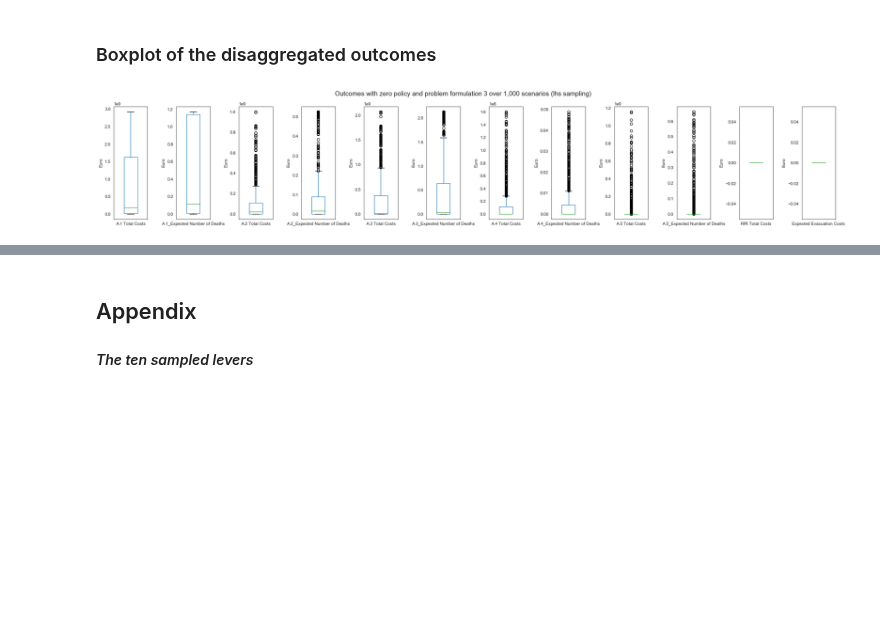
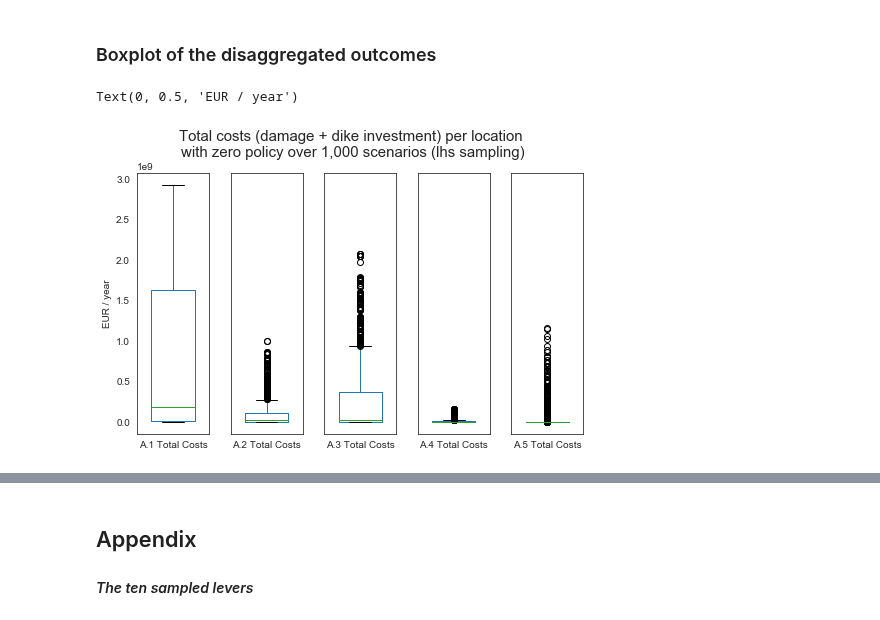
Before and after one commit to pdebiase/MBDM-group-11, a Jupyter notebook: final assignment/Open exploration Uncertainties.ipynb, the cells around one changed output, grey strips where cells are left out. Cells and saved outputs as stored; diff of their text form; code cells hidden in the pictures; blank space fills up the shorter version.

```diff
--- a/final assignment/Open exploration Uncertainties.ipynb
+++ b/final assignment/Open exploration Uncertainties.ipynb
@@ -370,16 +384,21 @@ experiments_policy0dis, outcomes_policy0dis = results_policy0dis
 # %% [markdown]
 ### Boxplot of the disaggregated outcomes
-# %%
-fig, axes = plt.subplots(1, 12, figsize=(30, 5))
-plt.subplots_adjust(wspace=0.85, top=0.85)
-kpis = pd.DataFrame([key.name for key in dike_model.outcomes])
-fig.suptitle('Outcomes with zero policy and problem formulation 3 over 1,000 scenarios (lhs sampling)', y=0.95, fontsize=15)
-
-for i, key in kpis.iterrows():
-    pd.Series(outcomes_policy0dis[key[0]]).plot(kind='box', ax=axes[i], label=key[0], widths=0.4)
-    if not key[0] == 'Expected Number of Deaths':
-        axes[i].set_ylabel('Euro') # set units for damage and costs
-    else:
-        axes[i].set_ylabel('Person') # set unit for number of deaths
-# %% [output]
-[figure, removed]
+# %%
+# plot for total costs per location (=damage + dike investment costs)
+fig, axes = plt.subplots(1, 5, figsize=(8, 5), sharey=True)
+plt.subplots_adjust(wspace=0.3, top=0.85)
+
+kpis = [key.name for key in dike_model.outcomes
+        if 'Total Costs' in key.name and 'RfR' not in key.name]
+
+for kpi in kpis:
+    pd.Series(outcomes_policy0dis[kpi]).plot(kind='box', widths=0.6,
+                                             label=kpi.split('_')[0], # label only location
+                                             ax=axes[kpis.index(kpi)])
+
+fig.suptitle('Total costs (damage + dike investment) per location \nwith zero policy over 1,000 scenarios (lhs sampling)',
+             y=0.97, fontsize=15)
+axes[0].set_ylabel('EUR / year') # set units for damage and costs
+# %% [output]
+Text(0, 0.5, 'EUR / year')
+[figure, added]
```
Also changed, not shown: parts of 14 cells of this notebook.
